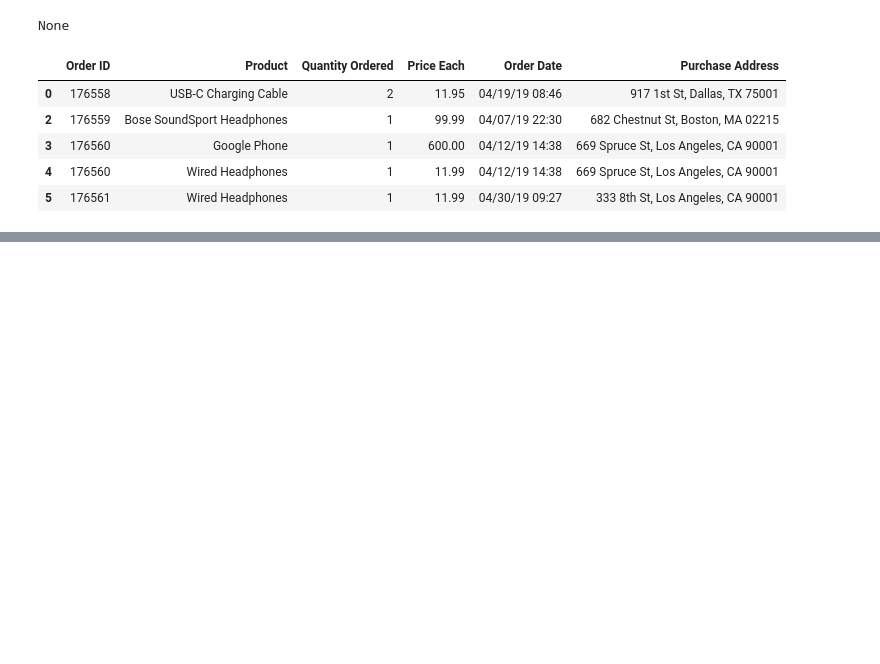
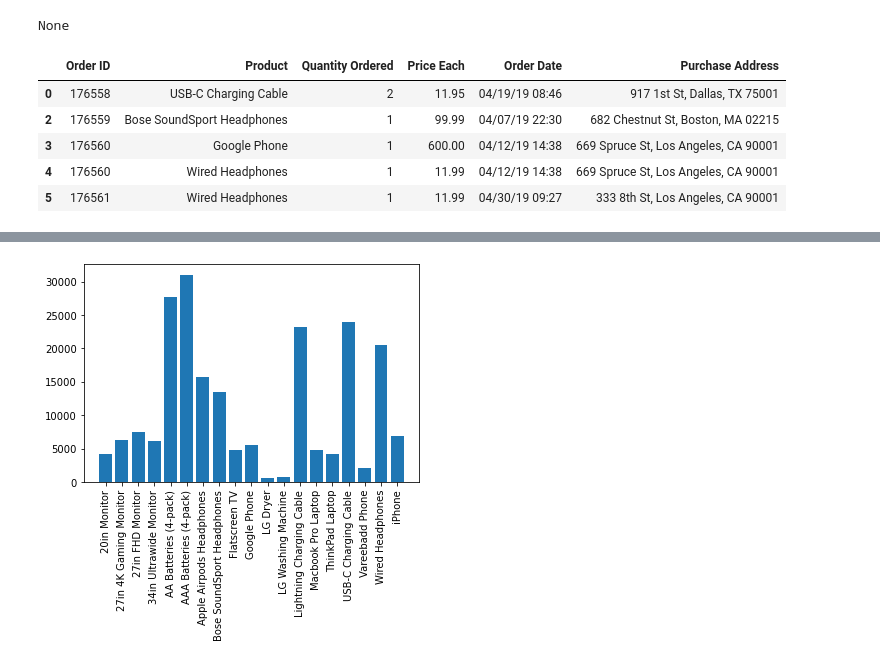
Before and after one commit to ahmadhammad301/data_analysis, a Jupyter notebook: Sales_Analysis/One year sales (2019).ipynb, the cells around one changed output, grey strips where cells are left out. Saved outputs shown, nothing was run; the diff lists cells and outputs as text; code cells hidden in the pictures; blank space fills up the shorter version.

```diff
--- a/Sales_Analysis/One year sales (2019).ipynb
+++ b/Sales_Analysis/One year sales (2019).ipynb
@@ -185,0 +247,12 @@ merged_data.head(3)
+# %%
+product_group = merged_data.groupby('Product')
+quantity_ordered = product_group.sum()['Quantity Ordered']
+
+keys = [pair for pair, df in product_group]
+
+plt.bar(keys, quantity_ordered)
+
+plt.xticks(keys, rotation='vertical', size=10)
+plt.show()
+# %% [output]
+[figure, added]
```
Also changed, not shown: parts of 26 cells of this notebook.
